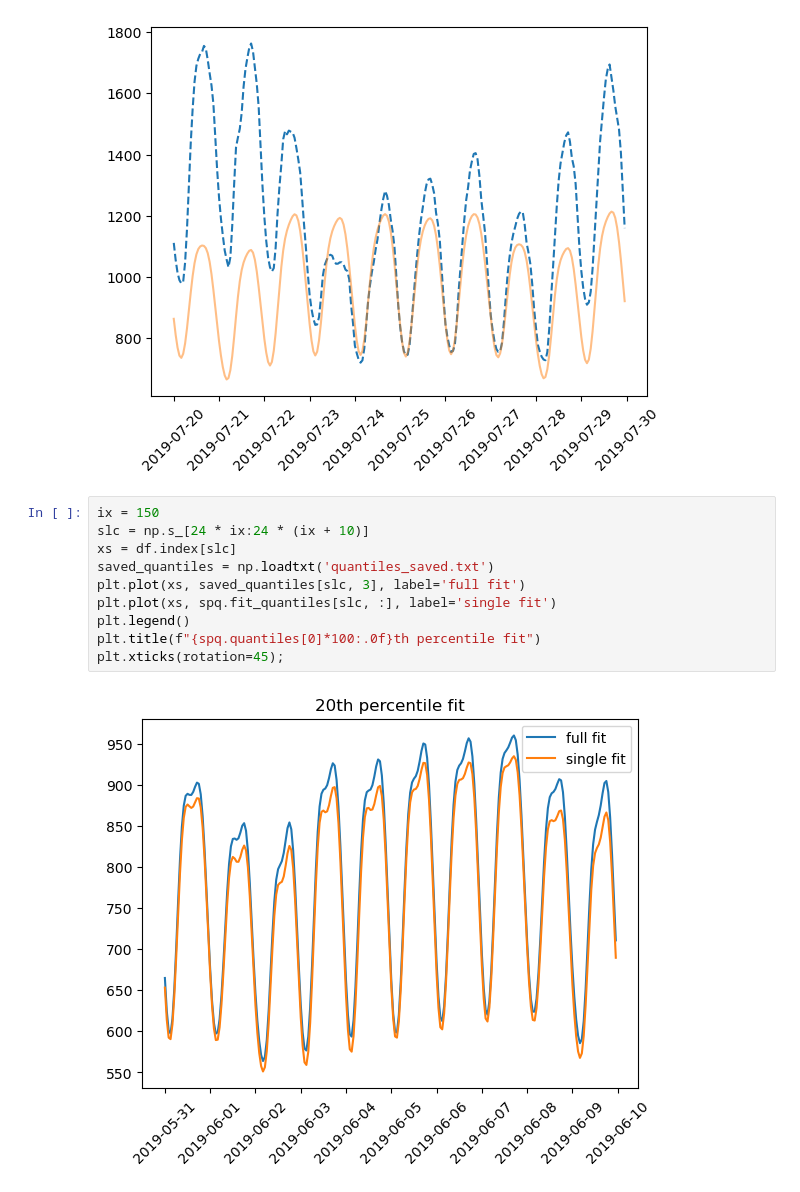
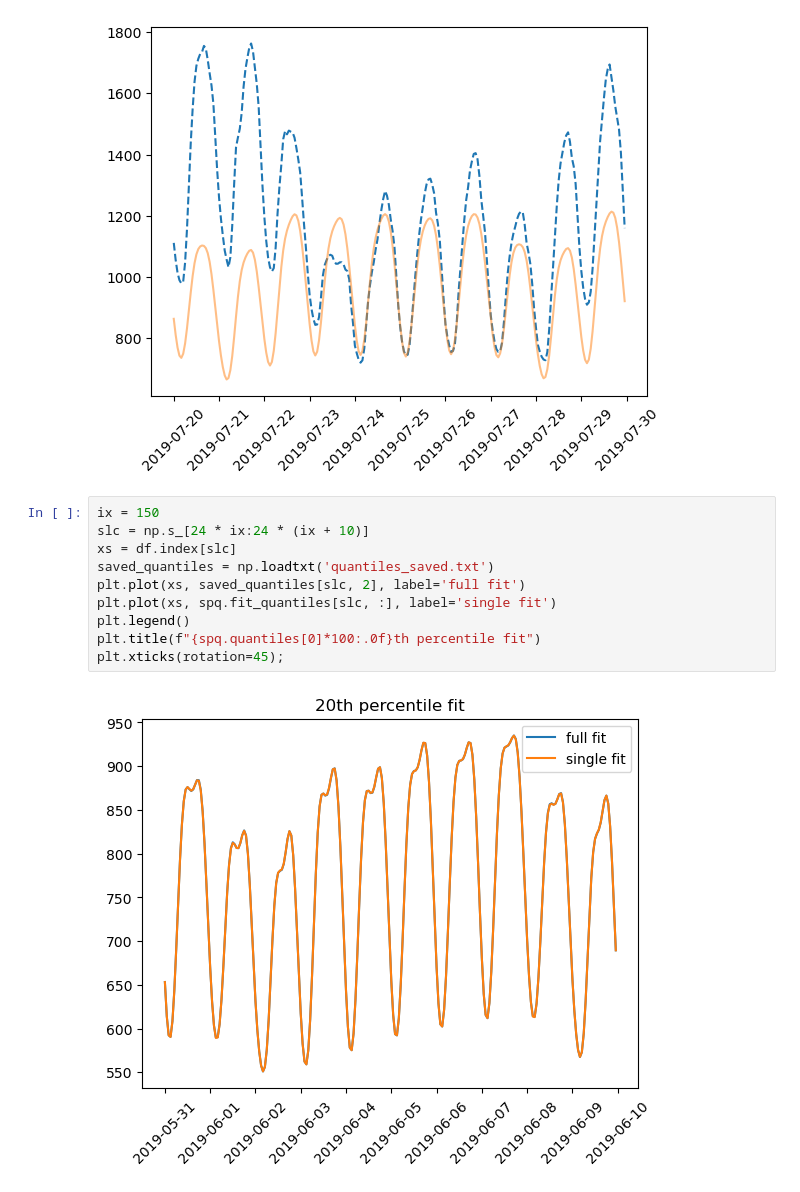
Before and after one commit to cvxgrp/spcqe, a Jupyter notebook: notebooks/single_quantile-20.ipynb, the cells around one changed output. Drawn from its saved outputs; the diff is of its cells as text.

```diff
--- a/notebooks/single_quantile-20.ipynb
+++ b/notebooks/single_quantile-20.ipynb
@@ -83,12 +83,12 @@ plt.xticks(rotation=45);
 # %%
 ix = 150
 slc = np.s_[24 * ix:24 * (ix + 10)]
 xs = df.index[slc]
 saved_quantiles = np.loadtxt('quantiles_saved.txt')
-plt.plot(xs, saved_quantiles[slc, 3], label='full fit')
+plt.plot(xs, saved_quantiles[slc, 2], label='full fit')
 plt.plot(xs, spq.fit_quantiles[slc, :], label='single fit')
 plt.legend()
 plt.title(f"{spq.quantiles[0]*100:.0f}th percentile fit")
 plt.xticks(rotation=45);
 # %% [output]
-[figure, old version]
+[figure, new version]
```
Also changed, not shown: parts of 1 cell of this notebook, 3 other files.
